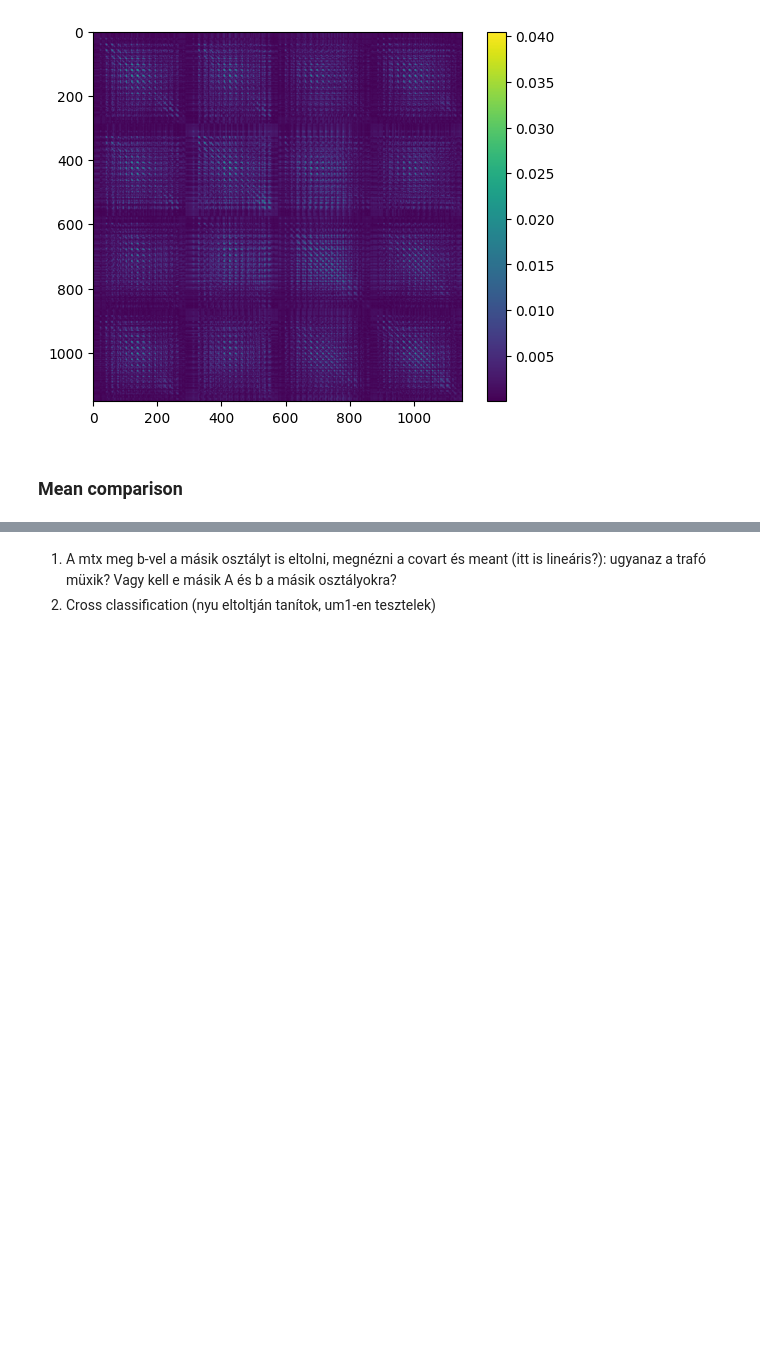
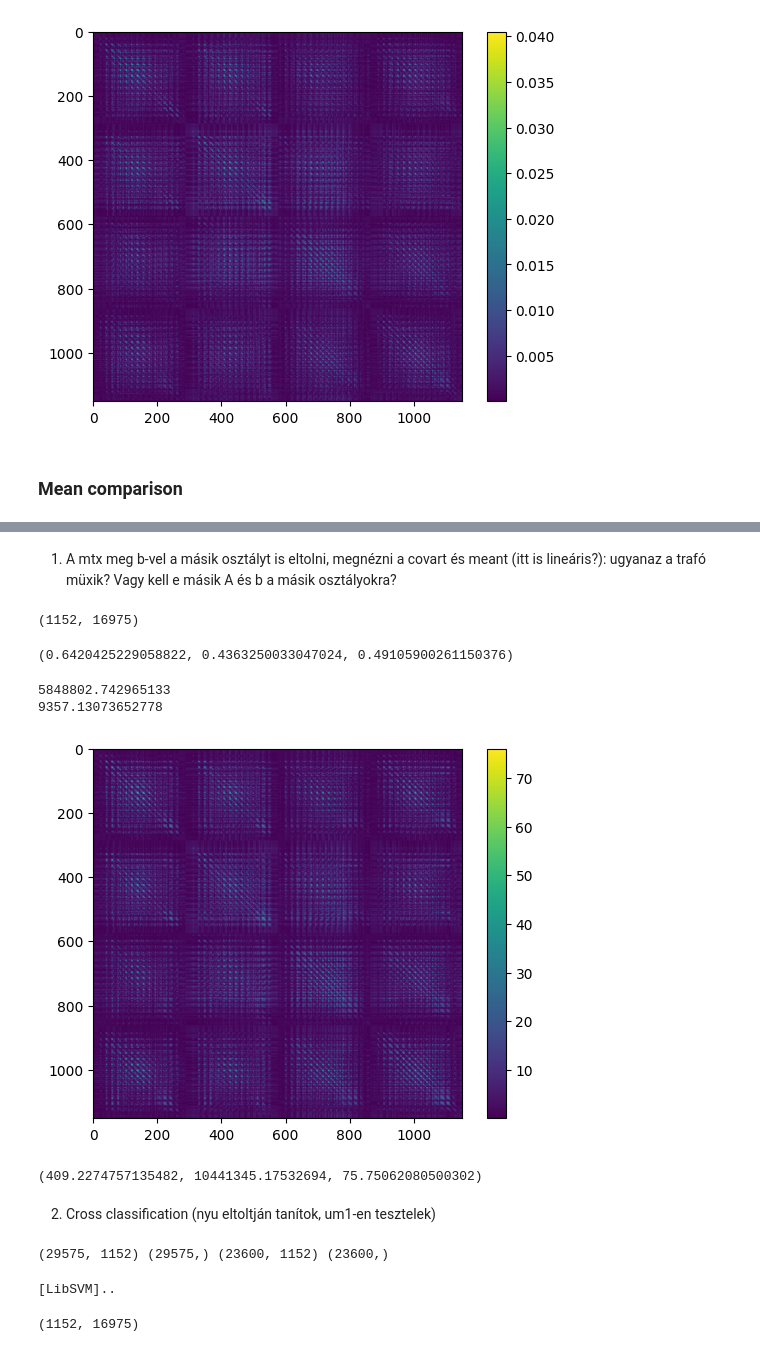
Before and after one commit to balazsmorv/fmri_classifier, a Jupyter notebook: Notebook experiments/Transforms/Affine transform.ipynb, the cells around one changed output, grey strips where cells are left out. Drawn from its saved outputs; the diff is of its cells as text; code cells hidden in the pictures; blank space fills up the shorter version.

Commit message:
Add OT notebooks, experiments

```diff
--- a/Notebook experiments/Transforms/Affine transform.ipynb
+++ b/Notebook experiments/Transforms/Affine transform.ipynb
@@ -119,3 +119,36 @@ np.sum(np.sqrt(diff**2)), np.sum(np.sqrt(diff_rand**2)), np.sum(np.sqrt(diff_sit
-# %% [markdown]
-1. A mtx meg b-vel a másik osztályt is eltolni, megnézni a covart és meant (itt is lineáris?): ugyanaz a trafó müxik? Vagy kell e másik A és b a másik osztályokra?
-2. Cross classification (nyu eltoltján tanítok, um1-en tesztelek)
+# %% [markdown]
+1. A mtx meg b-vel a másik osztályt is eltolni, megnézni a covart és meant (itt is lineáris?): ugyanaz a trafó müxik? Vagy kell e másik A és b a másik osztályokra?
+# %%
+z_original_inverse_2 = A_rec.dot(nyu_2.transpose()) + b_rec
+z_original_inverse_2.shape
+# %% [output]
+(1152, 16975)
+# %%
+z_original_inverse_2.mean(), nyu_2.mean(), um1_2.mean()
+# %% [output]
+(0.6420425229058822, 0.4363250033047024, 0.49105900261150376)
+# %%
+original_cov = empirical_covariance(nyu_2)
+rec_cov = empirical_covariance(z_original_inverse_2.T)
+random_cov = empirical_covariance(np.random.normal(size=(16975, 1152)))
+
+print(np.sum(np.sqrt((original_cov - rec_cov)**2)))
+print(np.sum(np.sqrt((original_cov - random_cov)**2)))
+# %% [output]
+5848802.742965133
+9357.13073652778
+# %%
+plt.imshow(np.sqrt((original_cov - rec_cov)**2))
+plt.colorbar()
+plt.show()
+# %% [output]
+[figure, added]
+# %%
+diff = np.mean(nyu_2, axis=0) - np.mean(z_original_inverse_2.T, axis=0)
+diff_rand = np.mean(nyu_2, axis=0) - np.mean(np.random.normal((16975, 1152)), axis=0)
+diff_sites = np.mean(nyu_2, axis=0) - np.mean(um1_2, axis=0)
+np.sum(np.sqrt(diff**2)), np.sum(np.sqrt(diff_rand**2)), np.sum(np.sqrt(diff_sites**2))
+# %% [output]
+(409.2274757135482, 10441345.17532694, 75.75062080500302)
+# %% [markdown]
+2. Cross classification (nyu eltoltján tanítok, um1-en tesztelek)
@@ -121,0 +157,39 @@ np.sum(np.sqrt(diff**2)), np.sum(np.sqrt(diff_rand**2)), np.sum(np.sqrt(diff_sit
+# %%
+experiment = SVMAffine(train_dir=nyu_data_directory,
+                       test_dir=um1_data_directory,
+                       train_site_name='NYU',
+                       test_site_name='UM1',
+                       c_values=[10.0],
+                       A1=A_rec,
+                       b1=b_rec,
+                       A2=A_rec,
+                       b2=b_rec)
+# %% [output]
+(29575, 1152) (29575,) (23600, 1152) (23600,)
+# %%
+experiment.perform_experiment()
+# %% [output]
+[LibSVM]..
+# %%
+# nyu2 -> um2 transform
+
+c = empirical_covariance(nyu_2)
+c_aff = empirical_covariance(um1_2)
+
+c_r = sqrtm(c)
+c_aff_r = sqrtm(c_aff)
+
+mean_1_aff = np.mean(um1_2, axis=0)
+mean_1 = np.mean(nyu_2, axis=0)
+
+Q = ortho_group.rvs(dim=c_r.shape[0]) # any orthogonal mtx is ok
+
+A_rec_2 = c_aff_r @ Q @ np.linalg.inv(c_r)
+b_rec_2 = mean_1_aff - A_rec_2.dot(mean_1)
+b_rec_2 = np.expand_dims(b_rec_2, axis=-1)
+# A_rec_inv = np.linalg.inv(A_rec_2)
+
+z_original_inverse_2 = A_rec_2.dot(nyu_2.transpose()) + b_rec_2
+z_original_inverse_2.shape
+# %% [output]
+(1152, 16975)
```
Also changed, not shown: parts of 10 cells of this notebook, 4 other files.
